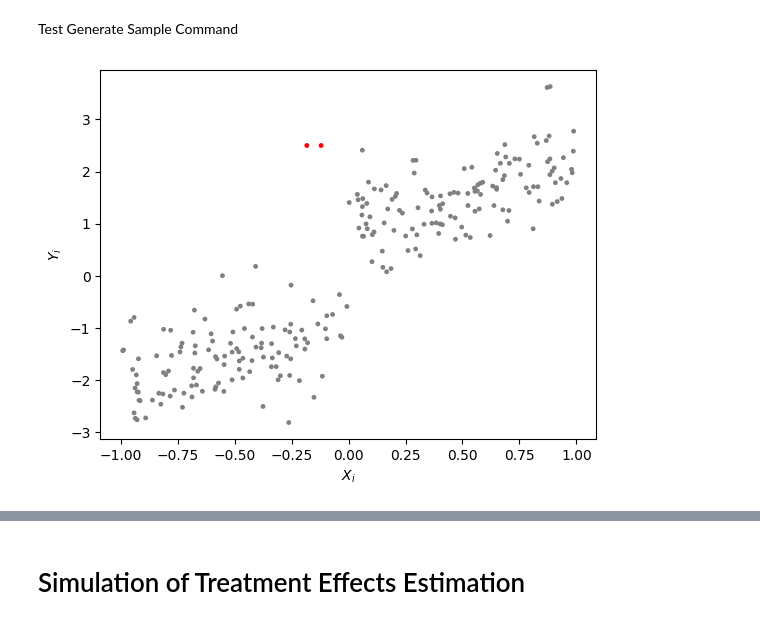
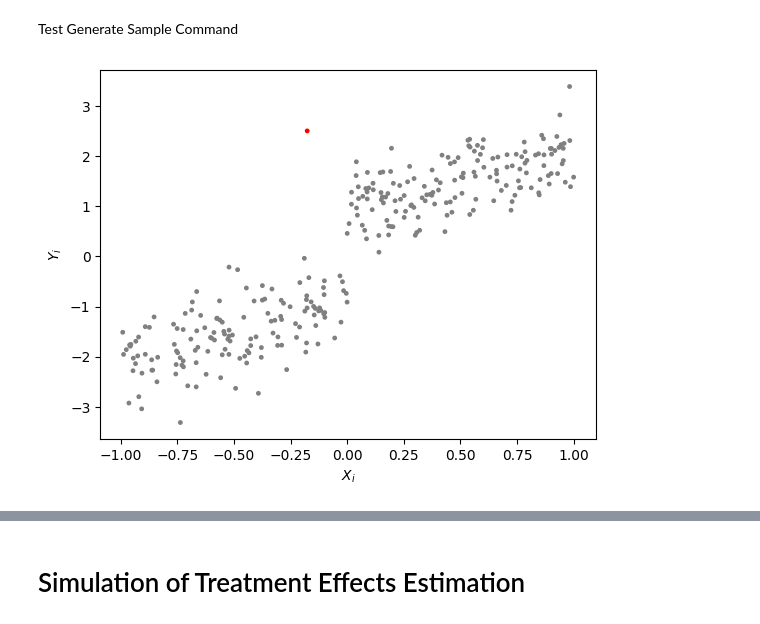
Before and after one commit to FranciscoPortilha/BSc2-Thesis---Robust-RDD, a Jupyter notebook: dev.ipynb, the cells around one changed output, grey strips where cells are left out. Cells and saved outputs as stored; diff of their text form; code cells hidden in the pictures.

```diff
--- a/dev.ipynb
+++ b/dev.ipynb
@@ -238,11 +238,37 @@ def genY(name, X, tau=0, L=0, alpha=0, beta=0):
     return Y
 # %%
 def genOutlier(Y, X, name, nOutliers=1, delta=0.1):
+    '''
+    This function generates outliers based on different methods
+
+    Parameters
+    ----------
+    Y : arrray[int]
+        The sample of outcomes to generate the outlier(s) value(s) for.
+    X : arrray[int]
+        The sample of observation to generate the outlier(s) value(s) for.
+    name : string
+        The name of the method to generate the ouotlier(s).
+        Option values: Simple, Simple Outside.
+    nOutlier : int
+        The number of outliers to generate.
+    delta : int
+        The size of the donut stripe.
+
+    Returns
+    -------
+    Y : arrray[int]
+        The sample of outcomes with the outlier(s) value(s).
+    Outliers : arrray[int]
+        An array with 1 if outlier and 0 is not. (Used for coloring the dots on scatter plots)
+    '''
     Outliers = np.zeros_like(Y)
+    # Simple generates to outlier(s) inside the donut stripe
     if name == 'Simple':
         i = 0
         for j in range(nOutliers):
             found=True
+            # Find first observation in the stripe and change outcome value to 2.5
             while(found):
                 if (X[i] >= -delta) & (X[i] < 0):
                     Y[i] = 2.5
@@ -252,10 +278,12 @@ def genOutlier(Y, X, name, nOutliers=1, delta=0.1):
                 else:
                     i=i+1
 
+    # Simple Outised generates to outlier(s) outside the donut stripe
     if name == 'Simple Outside':
         i = 0
         for j in range(nOutliers):
             found=True
+            # Find first observation just outside the stripe and change outcome value to 2.5
             while(found):
                 if (X[i] >= -2*delta) & (X[i] < -delta):
                     Y[i] = 2.5
@@ -324,8 +352,8 @@ def genSample(name, n, tau=0,  alpha=0, beta=0,L=0,cutoff=0, outlier=False, outl
 Test Generate Sample Command
 # %%
 # Options are: 'Noak', 'Basic', 'Basic Linear'
-sample = genSample('Basic Linear',250,tau=2,alpha=-1,beta=1,L=200,
-                   outlier=True,outlierMethod='Simple Outside', nOutliers=2,printPlot=True)
+sample = genSample('Basic Linear',300,tau=2,alpha=-1,beta=1,L=200,
+                   outlier=True,outlierMethod='Simple Outside', nOutliers=1,printPlot=True)
 #sample.to_csv('sample.csv')
 # %% [output]
-[figure, old version]
+[figure, new version]
```
Also changed, not shown: parts of 6 cells of this notebook.
